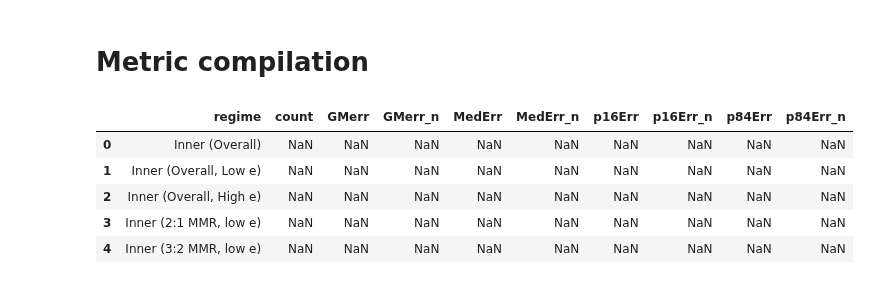
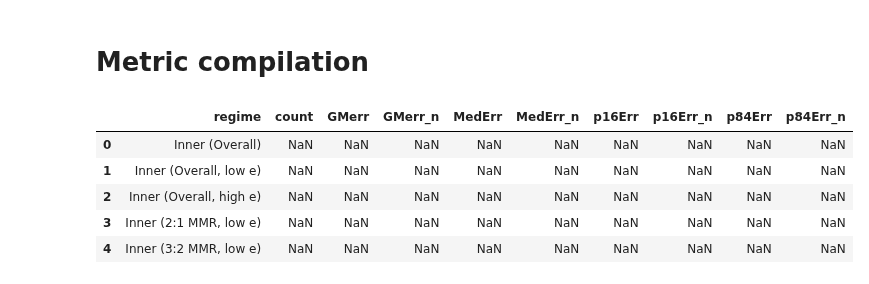
Before and after one commit to chatdanai-s/NATSUME, a Jupyter notebook: validation/1st_order_TTVFast/code_invert.ipynb, the cells around one changed output. Saved outputs shown, nothing was run; the diff lists cells and outputs as text; code cells hidden in the pictures.

```diff
--- a/validation/1st_order_TTVFast/code_invert.ipynb
+++ b/validation/1st_order_TTVFast/code_invert.ipynb
@@ -564,19 +564,19 @@ Geometric mean error, median error, and geometric STD (Outer): 0.435 dex, 0.391
 # %%
 # Metric summarized in dataframe
 metricCols = ['regime', 'count', 'GMerr', 'GMerr_n', 'MedErr', 'MedErr_n', 'p16Err', 'p16Err_n', 'p84Err', 'p84Err_n']
 metrics = pd.DataFrame(columns=metricCols)
-metrics.regime = ['Inner (Overall)', 'Inner (Overall, Low e)', 'Inner (Overall, High e)',
+metrics.regime = ['Inner (Overall)', 'Inner (Overall, low e)', 'Inner (Overall, high e)',
                   'Inner (2:1 MMR, low e)', 'Inner (3:2 MMR, low e)', 'Inner (4:3 MMR, low e)', 'Inner (5:4 MMR, low e)',
                   'Inner (2:1 MMR, high e)', 'Inner (3:2 MMR, high e)', 'Inner (4:3 MMR, high e)', 'Inner (5:4 MMR, high e)',
-                  'Outer (Overall)', 'Outer (Overall, Low e)', 'Outer (Overall, High e)',
+                  'Outer (Overall)', 'Outer (Overall, low e)', 'Outer (Overall, high e)',
                   'Outer (2:1 MMR, low e)', 'Outer (3:2 MMR, low e)', 'Outer (4:3 MMR, low e)', 'Outer (5:4 MMR, low e)',
                   'Outer (2:1 MMR, high e)', 'Outer (3:2 MMR, high e)', 'Outer (4:3 MMR, high e)', 'Outer (5:4 MMR, high e)']
 metrics.head()
 # %% [output]
 |  | regime | count | GMerr | GMerr_n | MedErr | MedErr_n | p16Err | p16Err_n | p84Err | p84Err_n |
 | 0 | Inner (Overall) | NaN | NaN | NaN | NaN | NaN | NaN | NaN | NaN | NaN |
-| 1 | Inner (Overall, Low e) | NaN | NaN | NaN | NaN | NaN | NaN | NaN | NaN | NaN |
-| 2 | Inner (Overall, High e) | NaN | NaN | NaN | NaN | NaN | NaN | NaN | NaN | NaN |
+| 1 | Inner (Overall, low e) | NaN | NaN | NaN | NaN | NaN | NaN | NaN | NaN | NaN |
+| 2 | Inner (Overall, high e) | NaN | NaN | NaN | NaN | NaN | NaN | NaN | NaN | NaN |
 | 3 | Inner (2:1 MMR, low e) | NaN | NaN | NaN | NaN | NaN | NaN | NaN | NaN | NaN |
 | 4 | Inner (3:2 MMR, low e) | NaN | NaN | NaN | NaN | NaN | NaN | NaN | NaN | NaN |
 # %%
```
Also changed, not shown: parts of 5 cells of this notebook, 2 other files.
